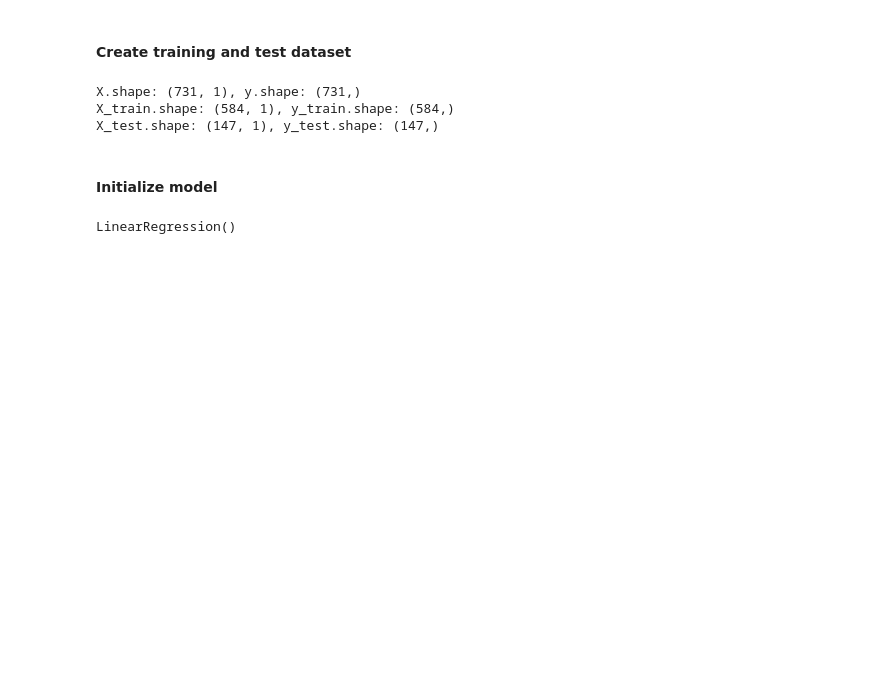
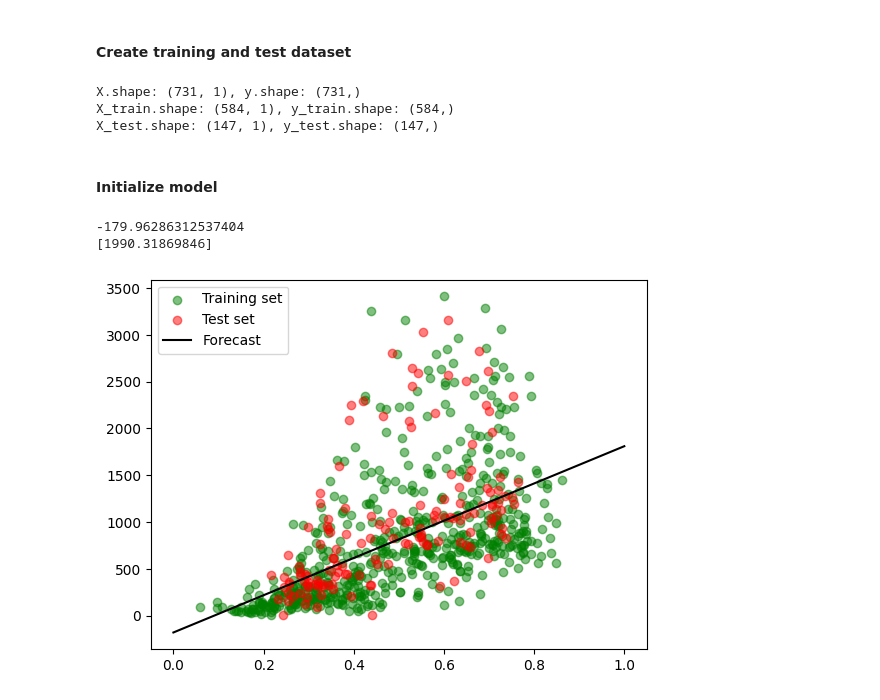
Before and after one commit to JBakunski/bikes, a Jupyter notebook: bikes-share.ipynb, the cells around one changed output. Drawn from its saved outputs; the diff is of its cells as text; code cells hidden in the pictures; blank space fills up the shorter version.

Commit message:
Add graphical repr of the model

```diff
--- a/bikes-share.ipynb
+++ b/bikes-share.ipynb
@@ -76,5 +76,20 @@ X_test.shape: (147, 1), y_test.shape: (147,)
 from sklearn.linear_model import LinearRegression
 lr_model = LinearRegression()
 lr_model.fit(X_train, y_train)
+print(f"{lr_model.intercept_}")
+print(f"{lr_model.coef_}")
 # %% [output]
-LinearRegression()
+-179.96286312537404
+[1990.31869846]
+# %%
+import numpy as np
+X_linspace = np.linspace(0, 1, 100)
+y_fitted = lr_model.intercept_ + lr_model.coef_ * X_linspace
+
+plt.scatter(X_train, y_train, color='green', alpha=0.5, label="Training set")
+plt.scatter(X_test, y_test, color='red', alpha=0.5, label="Test set")
+plt.plot(X_linspace, y_fitted, color='black', label="Forecast")
+plt.legend(loc="upper left")
+plt.show()
+# %% [output]
+[figure, added]
```
